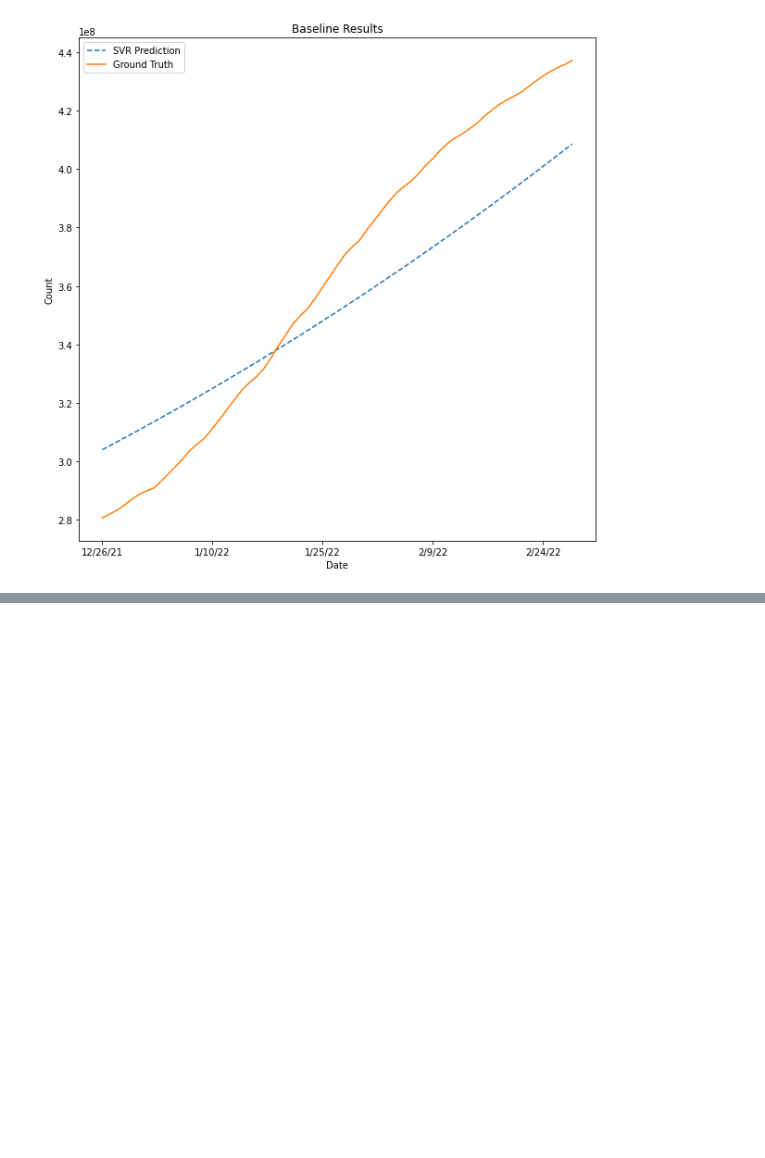
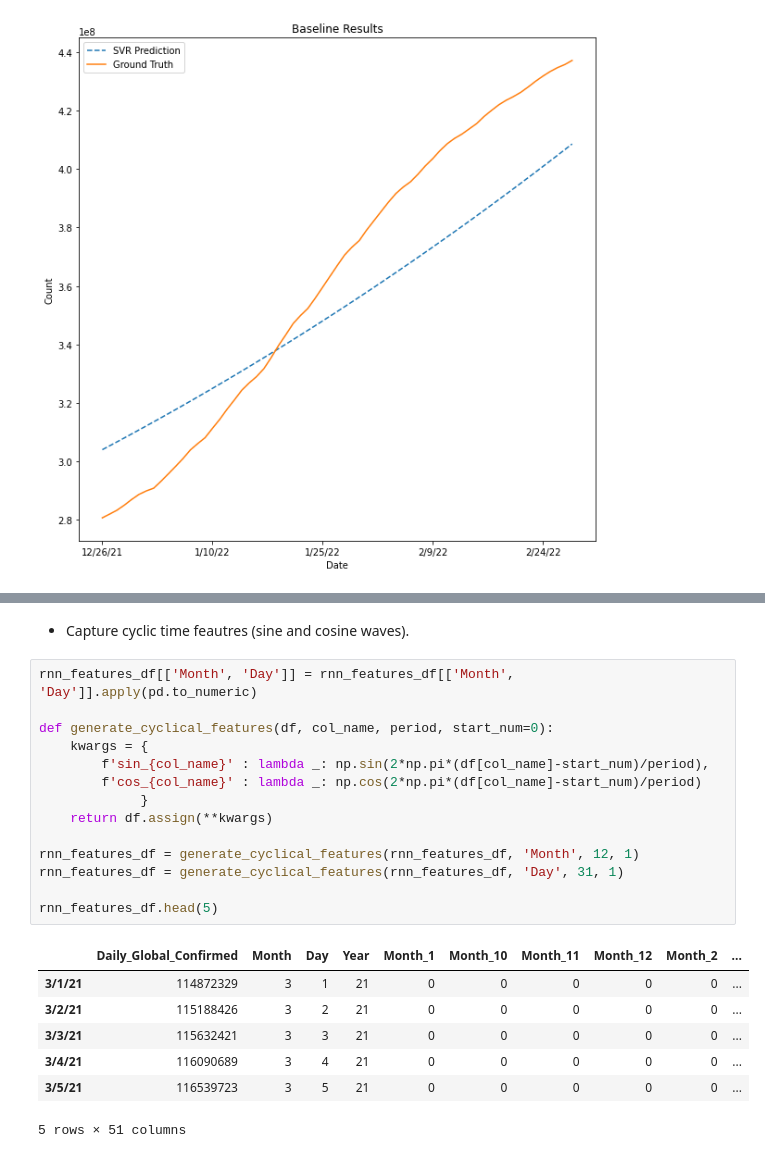
Before and after one commit to gaol00034/Covid19-Analysis, a Jupyter notebook: src/Global.ipynb, the cells around one changed output, grey strips where cells are left out. Saved outputs shown, nothing was run; the diff lists cells and outputs as text; blank space fills up the shorter version.

```diff
--- a/src/Global.ipynb
+++ b/src/Global.ipynb
@@ -297,0 +350,24 @@ plt.show()
+# %% [markdown]
+- Capture cyclic time feautres (sine and cosine waves).
+# %%
+rnn_features_df[['Month', 'Day']] = rnn_features_df[['Month', 'Day']].apply(pd.to_numeric)
+
+def generate_cyclical_features(df, col_name, period, start_num=0):
+    kwargs = {
+        f'sin_{col_name}' : lambda _: np.sin(2*np.pi*(df[col_name]-start_num)/period),
+        f'cos_{col_name}' : lambda _: np.cos(2*np.pi*(df[col_name]-start_num)/period)
+             }
+    return df.assign(**kwargs)
+
+rnn_features_df = generate_cyclical_features(rnn_features_df, 'Month', 12, 1)
+rnn_features_df = generate_cyclical_features(rnn_features_df, 'Day', 31, 1)
+
+rnn_features_df.head(5)
+# %% [output]
+|  | Daily_Global_Confirmed | Month | Day | Year | Month_1 | Month_10 | Month_11 | Month_12 | Month_2 | ... |
+| 3/1/21 | 114872329 | 3 | 1 | 21 | 0 | 0 | 0 | 0 | 0 | ... |
+| 3/2/21 | 115188426 | 3 | 2 | 21 | 0 | 0 | 0 | 0 | 0 | ... |
+| 3/3/21 | 115632421 | 3 | 3 | 21 | 0 | 0 | 0 | 0 | 0 | ... |
+| 3/4/21 | 116090689 | 3 | 4 | 21 | 0 | 0 | 0 | 0 | 0 | ... |
+| 3/5/21 | 116539723 | 3 | 5 | 21 | 0 | 0 | 0 | 0 | 0 | ... |
+5 rows × 51 columns
```
Also changed, not shown: parts of 15 cells of this notebook.
